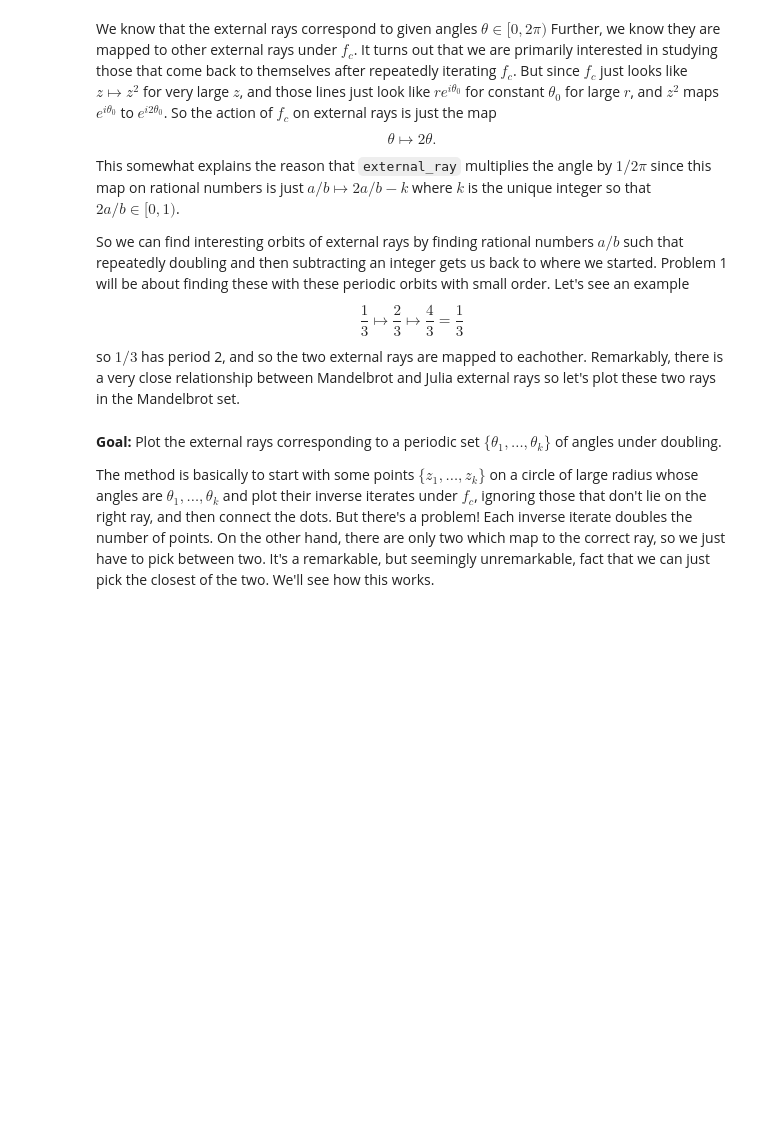
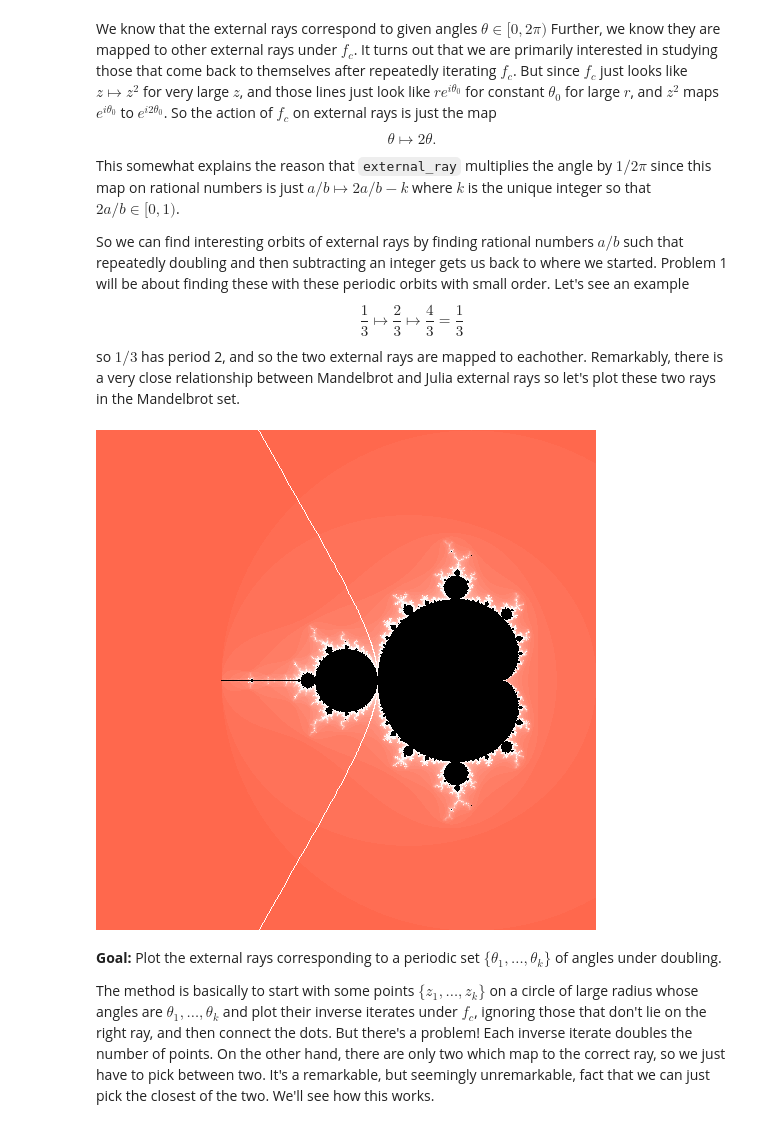
Before and after one commit to sam-dehority/SHPChaoasandFractals2021Spring, a Jupyter notebook: 3-20Demo.ipynb, the cells around one changed output. Drawn from its saved outputs; the diff is of its cells as text; code cells hidden in the pictures; blank space fills up the shorter version.

```diff
--- a/3-20Demo.ipynb
+++ b/3-20Demo.ipynb
@@ -19,7 +23,9 @@ So we can find interesting orbits of external rays by finding rational numbers $
 $$ \frac 1 3 \mapsto \frac 2 3 \mapsto \frac 4  3  = \frac 1 3 $$
 so $1/3$ has period 2, and so the two external rays are mapped to eachother. Remarkably, there is a very close relationship between Mandelbrot and Julia external rays so let's plot these two rays in the Mandelbrot set.
 # %%
-#external_ray([1/3, 2/3])   # Hmmmm maybe there is something about the structure of M that these govern
+external_ray([1/3, 2/3])   # Hmmmm maybe there is something about the structure of M that these govern
+# %% [output]
+[figure, added]
 # %% [markdown]
 **Goal:** Plot the external rays corresponding to a periodic set $\{\theta_1, \ldots, \theta_k\}$ of angles under doubling.
 
```
Also changed, not shown: parts of 4 cells of this notebook.
